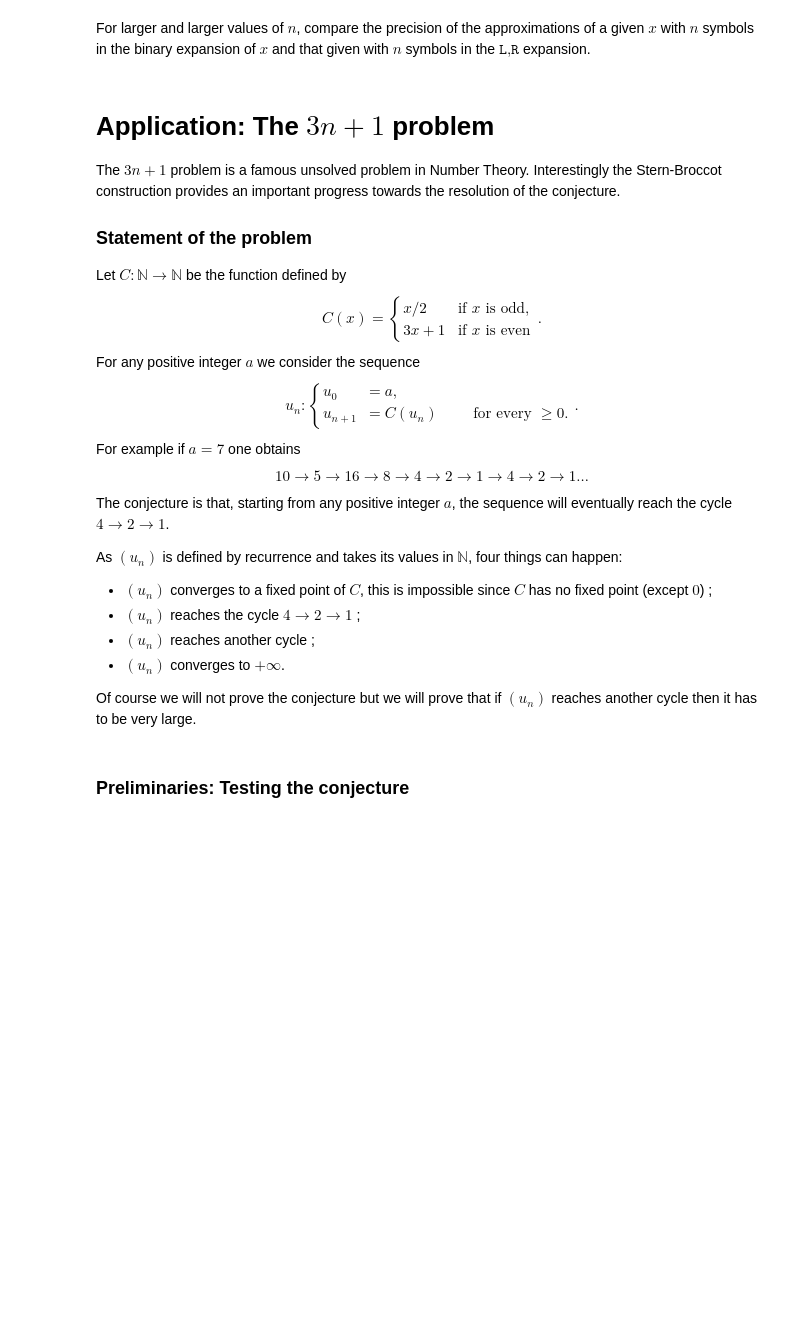
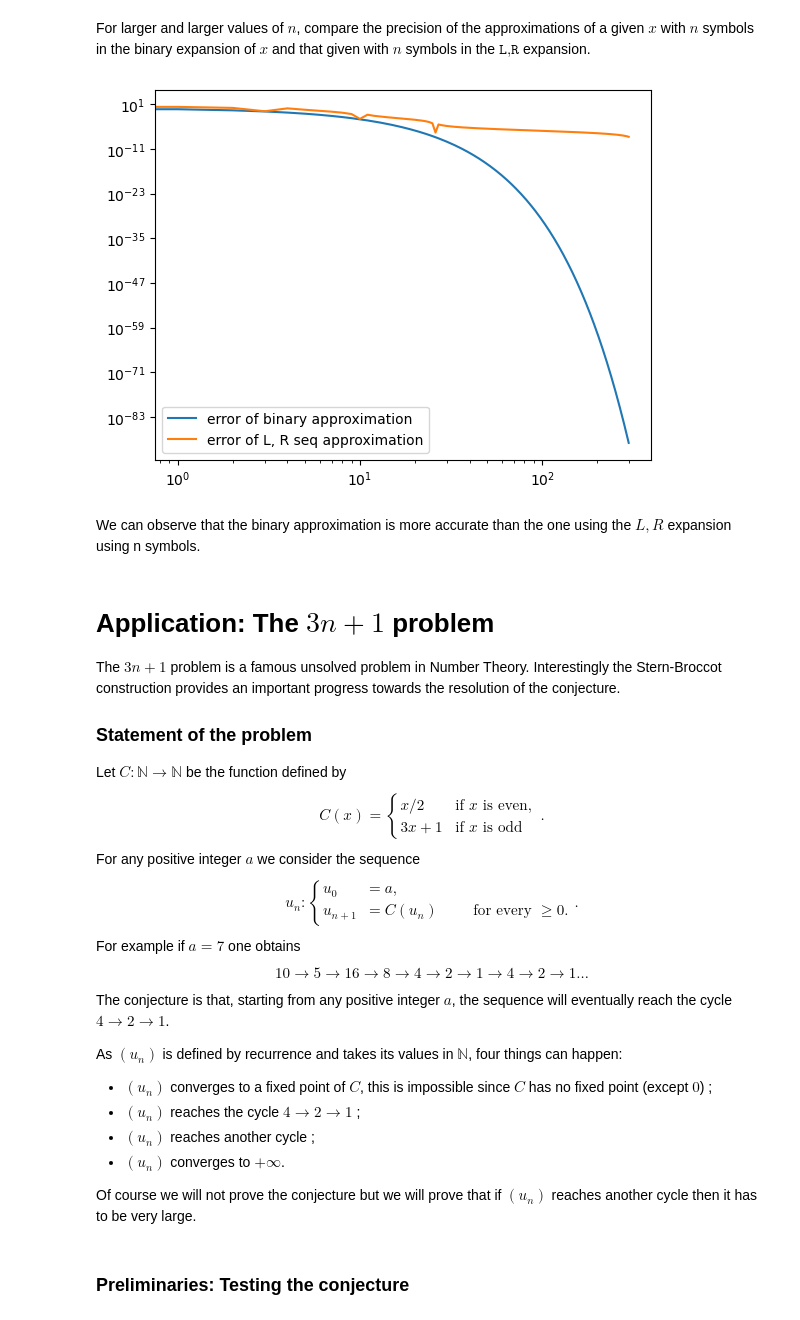
Before and after one commit to UserCDP/MAA205_project, a Jupyter notebook: Project_SternBrocot.ipynb, the cells around one changed output. Drawn from its saved outputs; the diff is of its cells as text; code cells hidden in the pictures; blank space fills up the shorter version.

```diff
--- a/Project_SternBrocot.ipynb
+++ b/Project_SternBrocot.ipynb
@@ -429,6 +435,28 @@ $$
 $$
 # %% [markdown]
 <div markdown=1 class="DoIt">  For larger and larger values of $n$, compare the precision of the approximations of a given $x$ with $n$ symbols in the binary expansion of $x$ and that given with $n$ symbols in the $\texttt{L,R}$ expansion.
+# %%
+N = 300
+n = np.arange(N)
+sb_err = np.zeros(N)
+
+for i in n:
+    temp = M_S(assoc_str(pi, i))
+    sb_err[i] = (temp[1, 0]+temp[1,1])/(temp[0, 0]+temp[0, 1])
+
+# print(sb_err)
+
+plt.plot(n, (1/2)**n, label="error of binary approximation")
+plt.plot(n, np.abs(np.pi-sb_err), label="error of L, R seq approximation")
+plt.xscale('log')
+plt.yscale('log')
+plt.legend()
+plt.show()
+# %% [output]
+[figure, added]
+# %% [markdown]
+<div markdown=1 class="Answers">
+We can observe that the binary approximation is more accurate than the one using the $L, R$ expansion using n symbols.
 # %% [markdown]
 <a id='3nPlus1'></a>
 # Application: The $3n+1$ problem
@@ -440,8 +468,8 @@ Let $C: \mathbb{N}\to \mathbb{N}$ be the function defined by
 $$
 C(x)=
 \begin{cases}
-x/2 &\text{ if $x$ is odd},\\
-3x+1 &\text{ if $x$ is even}
+x/2 &\text{ if $x$ is even},\\
+3x+1 &\text{ if $x$ is odd}
 \end{cases}.
 $$
 For any positive integer $a$ we consider the sequence
```
Also changed, not shown: parts of 8 cells of this notebook.
